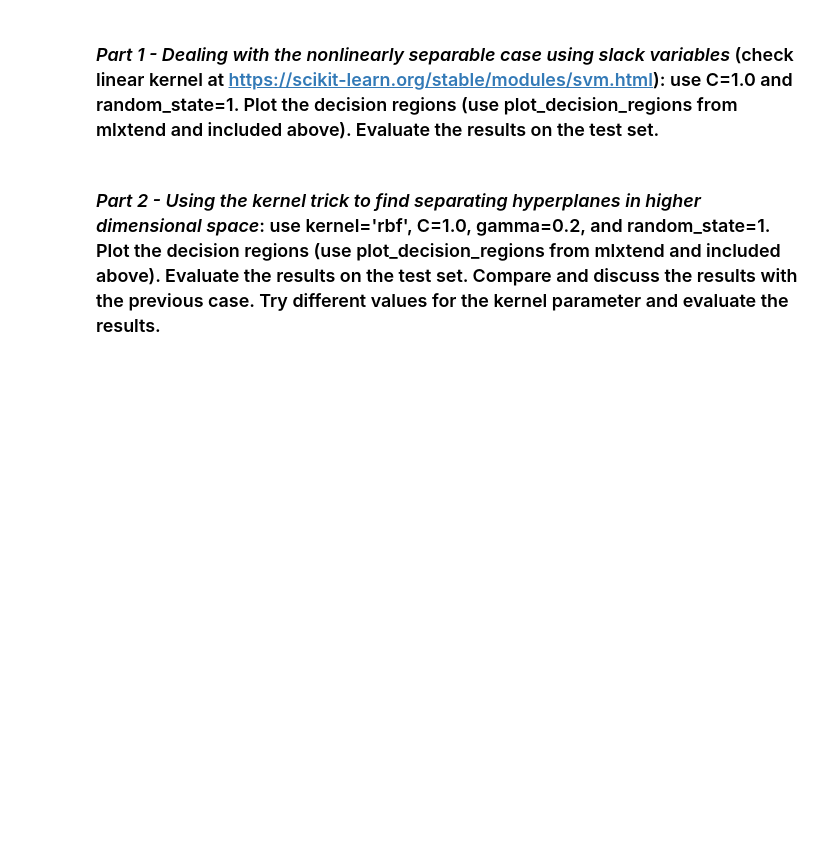
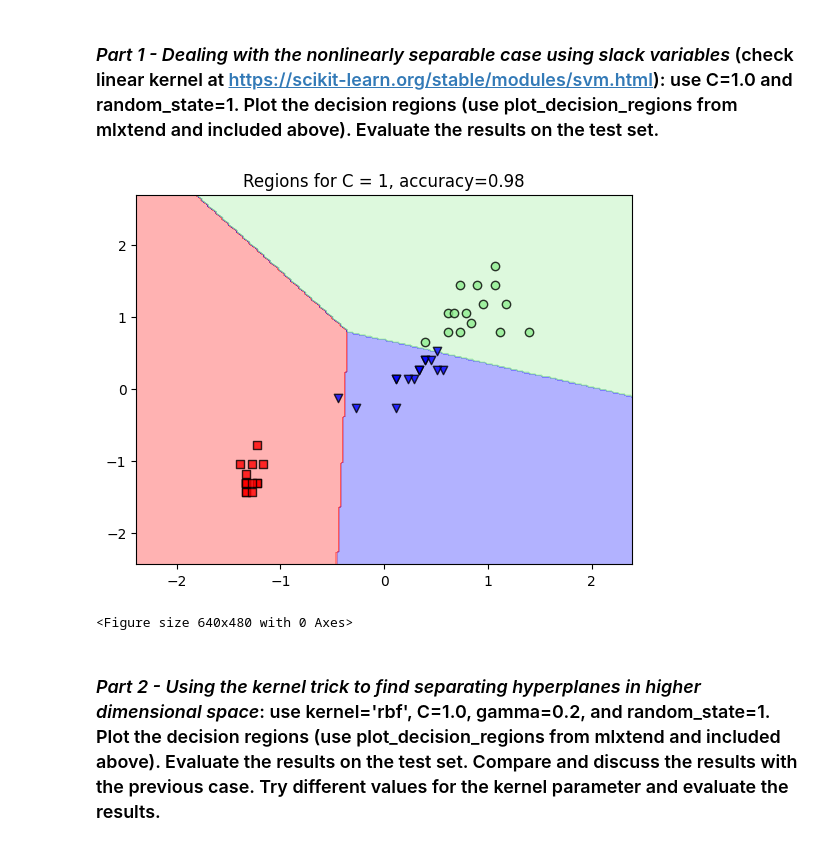
Before and after one commit to jaymedq/deep-learning, a Jupyter notebook: Assignment1.ipynb, the cells around one changed output. Cells and saved outputs as stored; diff of their text form; code cells hidden in the pictures; blank space fills up the shorter version.

```diff
--- a/Assignment1.ipynb
+++ b/Assignment1.ipynb
@@ -152,5 +152,19 @@ C=10000.0, Test Accuracy: 0.98
 # **Ex. 3 - Maximum margin classification with support vector machines**
 # %% [markdown]
 ### *Part 1 - Dealing with the nonlinearly separable case using slack variables* (check linear kernel at https://scikit-learn.org/stable/modules/svm.html): use C=1.0 and random_state=1. Plot the decision regions (use plot_decision_regions from mlxtend and included above). Evaluate the results on the test set.
+# %%
+from sklearn.svm import LinearSVC
+
+linear_svc = LinearSVC(C=1, random_state=1)
+linear_svc.fit(X_train_std,y_train)
+plot_decision_regions(X_test_std,y_test,linear_svc)
+y_pred = logistic_regression.predict(X_test_std)
+accuracy = (y_pred == y_test).mean()
+plt.title(f"Regions for C = {1}, {accuracy=:.2f}")
+plt.show()
+plt.clf()
+# %% [output]
+[figure, added]
+<Figure size 640x480 with 0 Axes>
 # %% [markdown]
 ### *Part 2 - Using the kernel trick to find separating hyperplanes in higher dimensional space*: use kernel='rbf', C=1.0, gamma=0.2, and random_state=1. Plot the decision regions (use plot_decision_regions from mlxtend and included above). Evaluate the results on the test set. Compare and discuss the results with the previous case. Try different values for the kernel parameter and evaluate the results.
```
Also changed, not shown: parts of 7 cells of this notebook, 1 other file.
